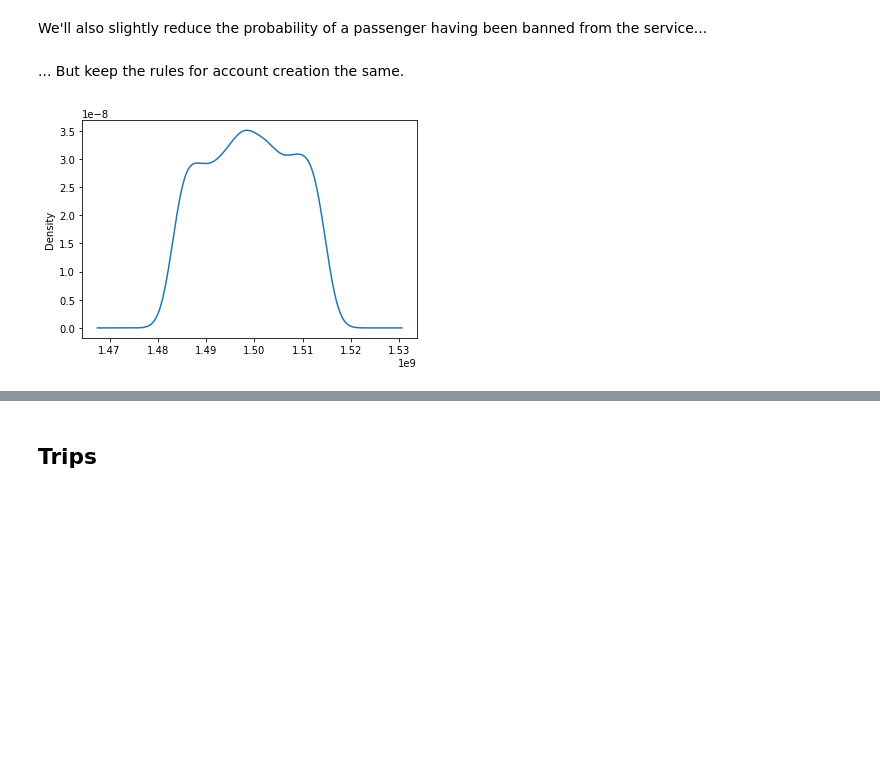
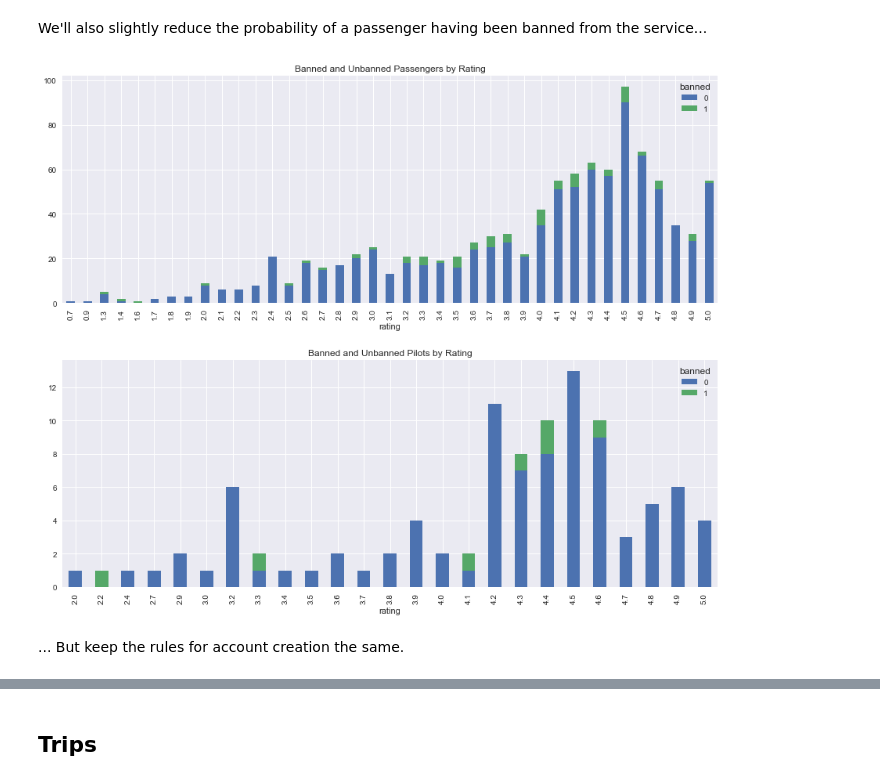
Before and after one commit to theianchan/data-notebooks, a Jupyter notebook: marketplace-data-generation.ipynb, the cells around one changed output, grey strips where cells are left out. Drawn from its saved outputs; the diff is of its cells as text; code cells hidden in the pictures; blank space fills up the shorter version.

```diff
--- a/marketplace-data-generation.ipynb
+++ b/marketplace-data-generation.ipynb
@@ -183,12 +198,26 @@ passengers_blw_50th_pct = (df_passengers["rating"] < passenger_pct_50)
 df_passengers.loc[passengers_abv_75th_pct, "banned"] = np.random.choice([1, 0], size=250, p=[0.03, 0.97])
 df_passengers.loc[passengers_abv_50th_pct, "banned"] = np.random.choice([1, 0], size=250, p=[0.07, 0.93])
 df_passengers.loc[passengers_blw_50th_pct, "banned"] = np.random.choice([1, 0], size=500, p=[0.13, 0.87])
+# %%
+fig, axarr = plt.subplots(2, 1, figsize=(15, 12))
+
+_ = pd.crosstab(
+    index=np.round(df_passengers["rating"], 1),
+    columns=df_passengers["banned"]
+).plot.bar(stacked=True, ax=axarr[0])
+_ = axarr[0].set_title("Banned and Unbanned Passengers by Rating")
+
+_ = pd.crosstab(
+    index=np.round(df_pilots["rating"], 1),
+    columns=df_pilots["banned"]
+).plot.bar(stacked=True, ax=axarr[1])
+_ = axarr[1].set_title("Banned and Unbanned Pilots by Rating")
+
+plt.subplots_adjust(hspace=0.25)
+# %% [output]
+[figure, added]
 # %% [markdown]
 ... But keep the rules for account creation the same.
 # %%
 passenger_timestamps = timestamps_between(str_2017, end_2017, 1000)
 df_passengers["created"] = passenger_timestamps
-# %%
-_ = df_passengers["created"].plot(kind="density")
-# %% [output]
-[figure, removed]
```
Also changed, not shown: parts of 39 cells of this notebook, 1 other file.
